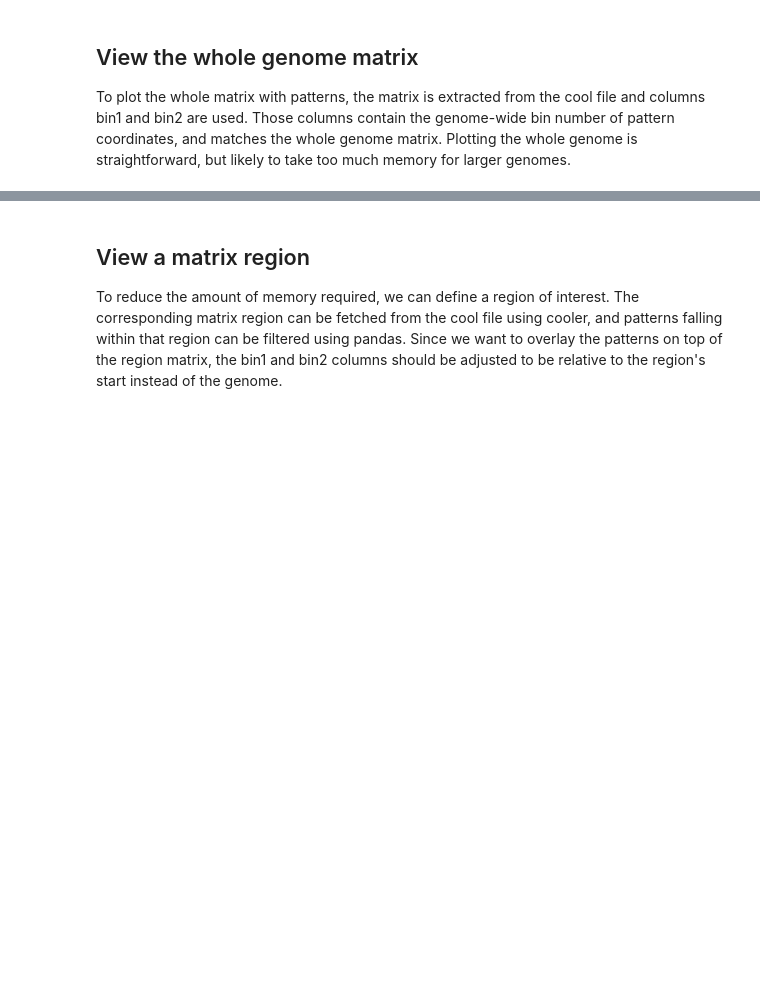
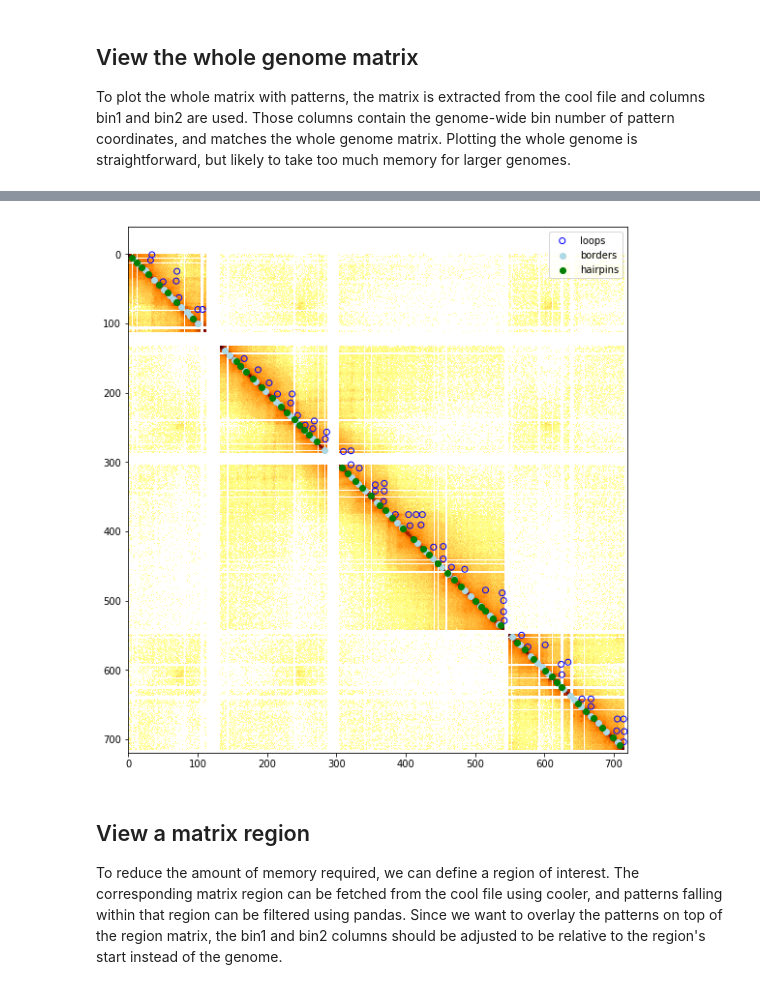
Before and after one commit to koszullab/chromosight, a Jupyter notebook: docs/notebooks/plot_output.ipynb, the cells around one changed output, grey strips where cells are left out. Saved outputs shown, nothing was run; the diff lists cells and outputs as text; code cells hidden in the pictures; blank space fills up the shorter version.

```diff
--- a/docs/notebooks/plot_output.ipynb
+++ b/docs/notebooks/plot_output.ipynb
@@ -28,8 +28,9 @@ c = cooler.Cooler("../../data_test/example.cool")
 ## View the whole genome matrix
 To plot the whole matrix with patterns, the matrix is extracted from the cool file and columns bin1 and bin2 are used. Those columns contain the genome-wide bin number of pattern coordinates, and matches the whole genome matrix. Plotting the whole genome is straightforward, but likely to take too much memory for larger genomes.
 # %%
-%matplotlib notebook
+%matplotlib inline
 # Plot the whole matrix
+plt.figure(figsize=(10, 10))
 mat = c.matrix(sparse=False, balance=True)[:]
 plt.imshow(mat ** 0.2, cmap='afmhot_r')
 plt.scatter(loops.bin2, loops.bin1, edgecolors='blue', facecolors='none', label='loops')
@@ -43,3 +42,4 @@ plt.show()
+[figure, added]
 # %% [markdown]
 ## View a matrix region
 To reduce the amount of memory required, we can define a region of interest. The corresponding matrix region can be fetched from the cool file using cooler, and patterns falling within that region can be filtered using pandas. Since we want to overlay the patterns on top of the region matrix, the bin1 and bin2 columns should be adjusted to be relative to the region's start instead of the genome.
```
Also changed, not shown: parts of 5 cells of this notebook, 1 other file.
